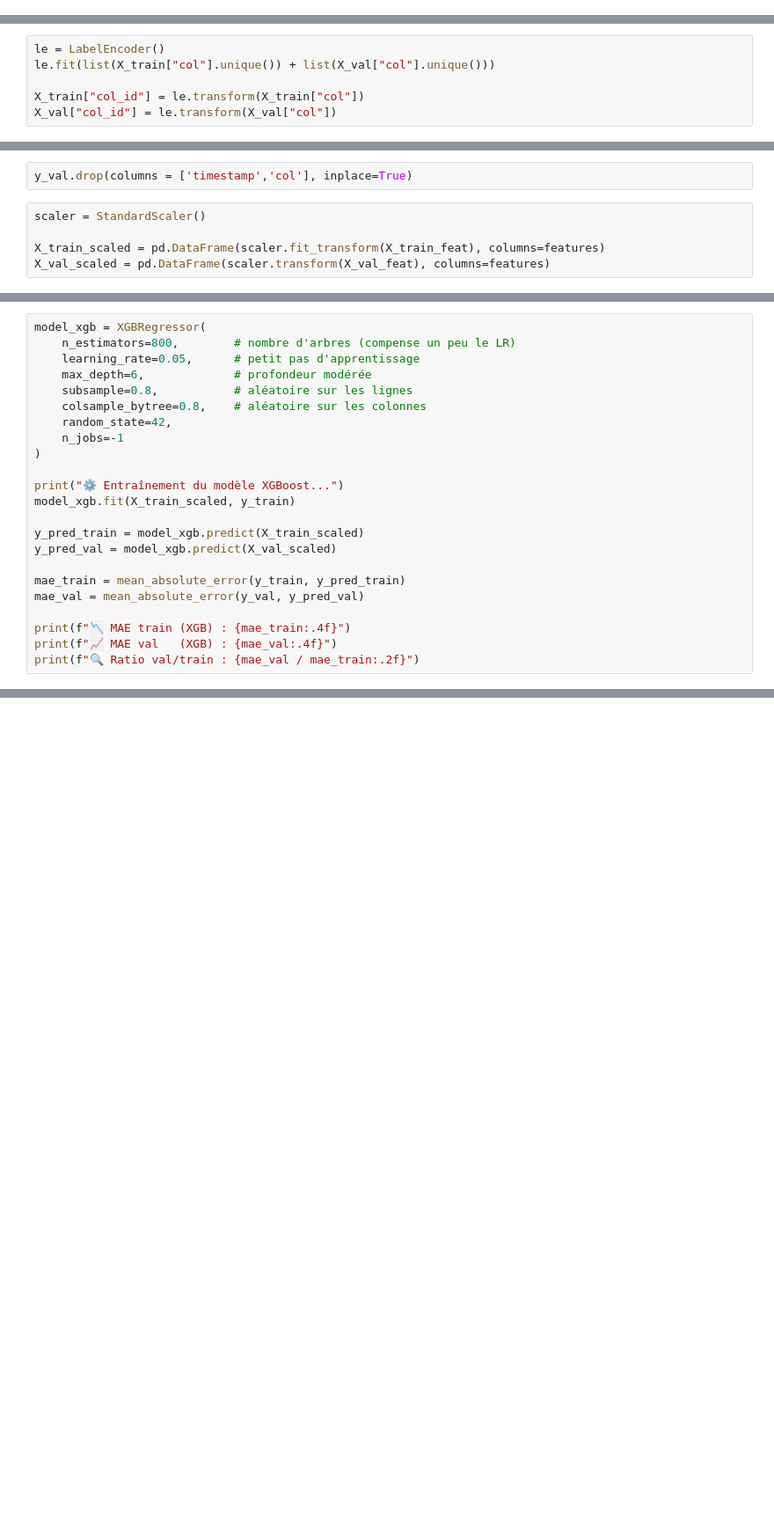
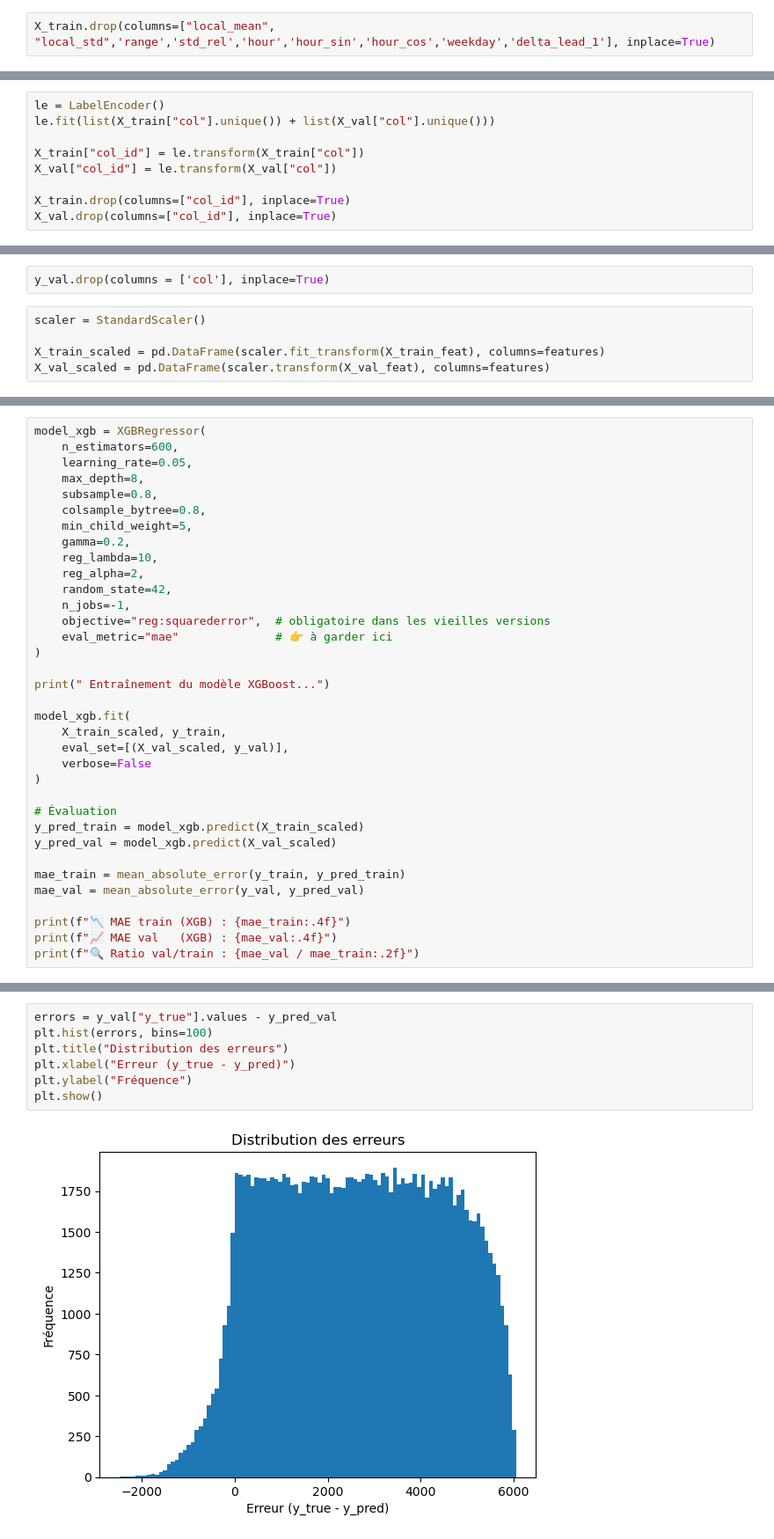
Before and after one commit to MarquesAnt/Data-Challenge-Enedis, a Jupyter notebook: notebooks/modeling.ipynb, the cells around one changed output, grey strips where cells are left out. Shown at 88% size. Saved outputs shown, nothing was run; the diff lists cells and outputs as text; blank space fills up the shorter version.

```diff
--- a/notebooks/modeling.ipynb
+++ b/notebooks/modeling.ipynb
@@ -141,3 +143,5 @@ y_val = pd.read_csv(PATH_Y_VAL)
 # %%
 X_train = normalize_lags(X_train)
 X_val = normalize_lags(X_val)
+# %%
+X_train.drop(columns=["local_mean", "local_std",'range','std_rel','hour','hour_sin','hour_cos','weekday','delta_lead_1'], inplace=True)
@@ -147,6 +167,9 @@ le.fit(list(X_train["col"].unique()) + list(X_val["col"].unique()))
 
 X_train["col_id"] = le.transform(X_train["col"])
 X_val["col_id"] = le.transform(X_val["col"])
+
+X_train.drop(columns=["col_id"], inplace=True)
+X_val.drop(columns=["col_id"], inplace=True)
 # %%
 # Colonnes à ignorer
 drop_cols = ["timestamp", "col", "y"] if "y" in X_train.columns else ["timestamp", "col"]
@@ -182,5 +205,5 @@ X_val_feat
 # %%
-y_val.drop(columns = ['timestamp','col'], inplace=True)
+y_val.drop(columns = ['col'], inplace=True)
 # %%
 scaler = StandardScaler()
 
@@ -227,17 +250,29 @@ You can set `force_col_wise=true` to remove the overhead.
 # %%
 model_xgb = XGBRegressor(
-    n_estimators=800,        # nombre d'arbres (compense un peu le LR)
-    learning_rate=0.05,      # petit pas d'apprentissage
-    max_depth=6,             # profondeur modérée
-    subsample=0.8,           # aléatoire sur les lignes
-    colsample_bytree=0.8,    # aléatoire sur les colonnes
+    n_estimators=600,
+    learning_rate=0.05,
+    max_depth=8,
+    subsample=0.8,
+    colsample_bytree=0.8,
+    min_child_weight=5,
+    gamma=0.2,
+    reg_lambda=10,
+    reg_alpha=2,
     random_state=42,
-    n_jobs=-1
+    n_jobs=-1,
+    objective="reg:squarederror",  # obligatoire dans les vieilles versions
+    eval_metric="mae"              # 👉 à garder ici
 )
 
-print("⚙️ Entraînement du modèle XGBoost...")
-model_xgb.fit(X_train_scaled, y_train)
+print(" Entraînement du modèle XGBoost...")
 
+model_xgb.fit(
+    X_train_scaled, y_train,
+    eval_set=[(X_val_scaled, y_val)],
+    verbose=False
+)
+
+# Évaluation
 y_pred_train = model_xgb.predict(X_train_scaled)
 y_pred_val = model_xgb.predict(X_val_scaled)
 
@@ -283,0 +316,9 @@ array([1137.56525779, 1119.11416555,  721.21859721, ...,  298.17894634,
+# %%
+errors = y_val["y_true"].values - y_pred_val
+plt.hist(errors, bins=100)
+plt.title("Distribution des erreurs")
+plt.xlabel("Erreur (y_true - y_pred)")
+plt.ylabel("Fréquence")
+plt.show()
+# %% [output]
+[figure, added]
```
Also changed, not shown: parts of 16 cells of this notebook, 2 other files.
